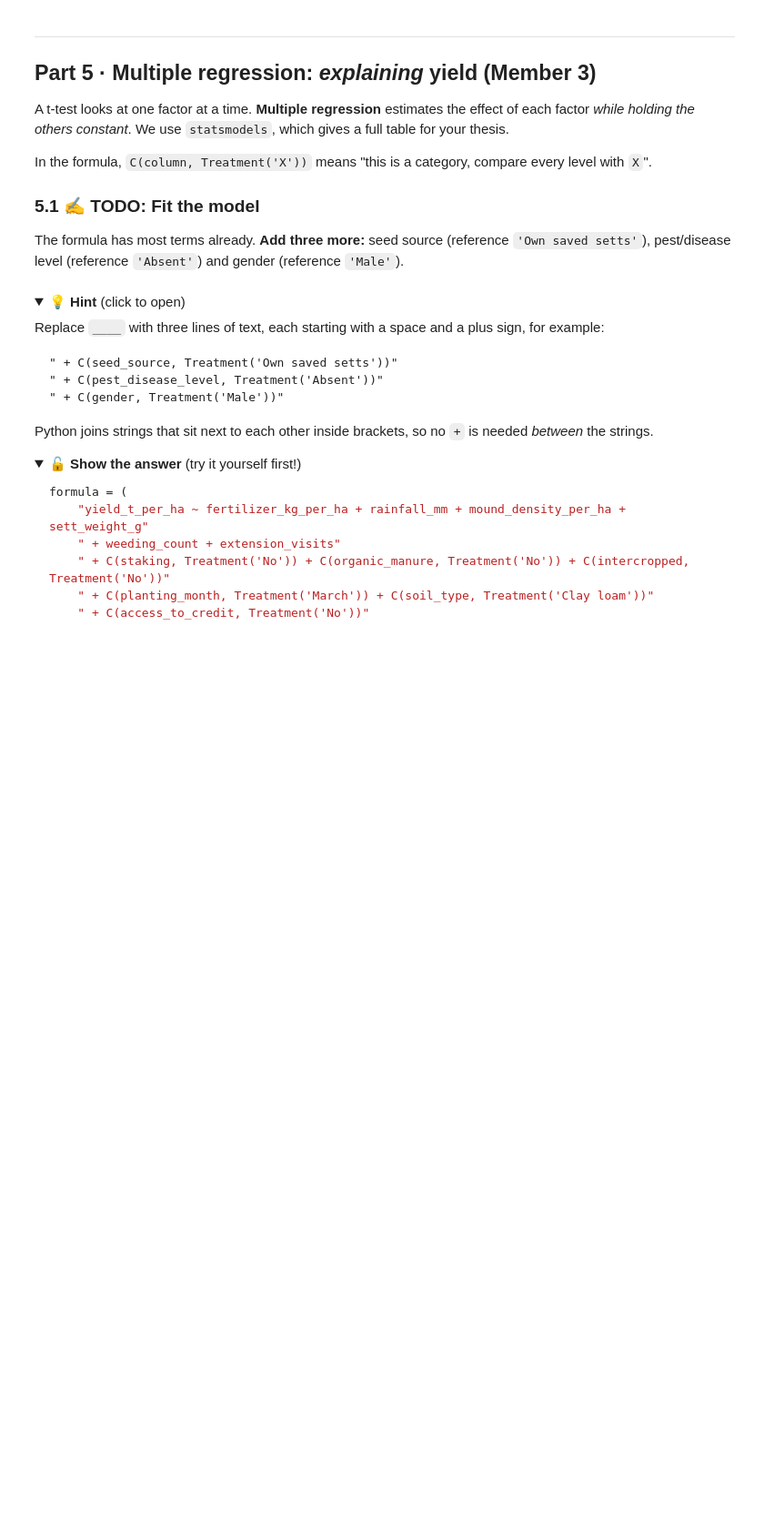
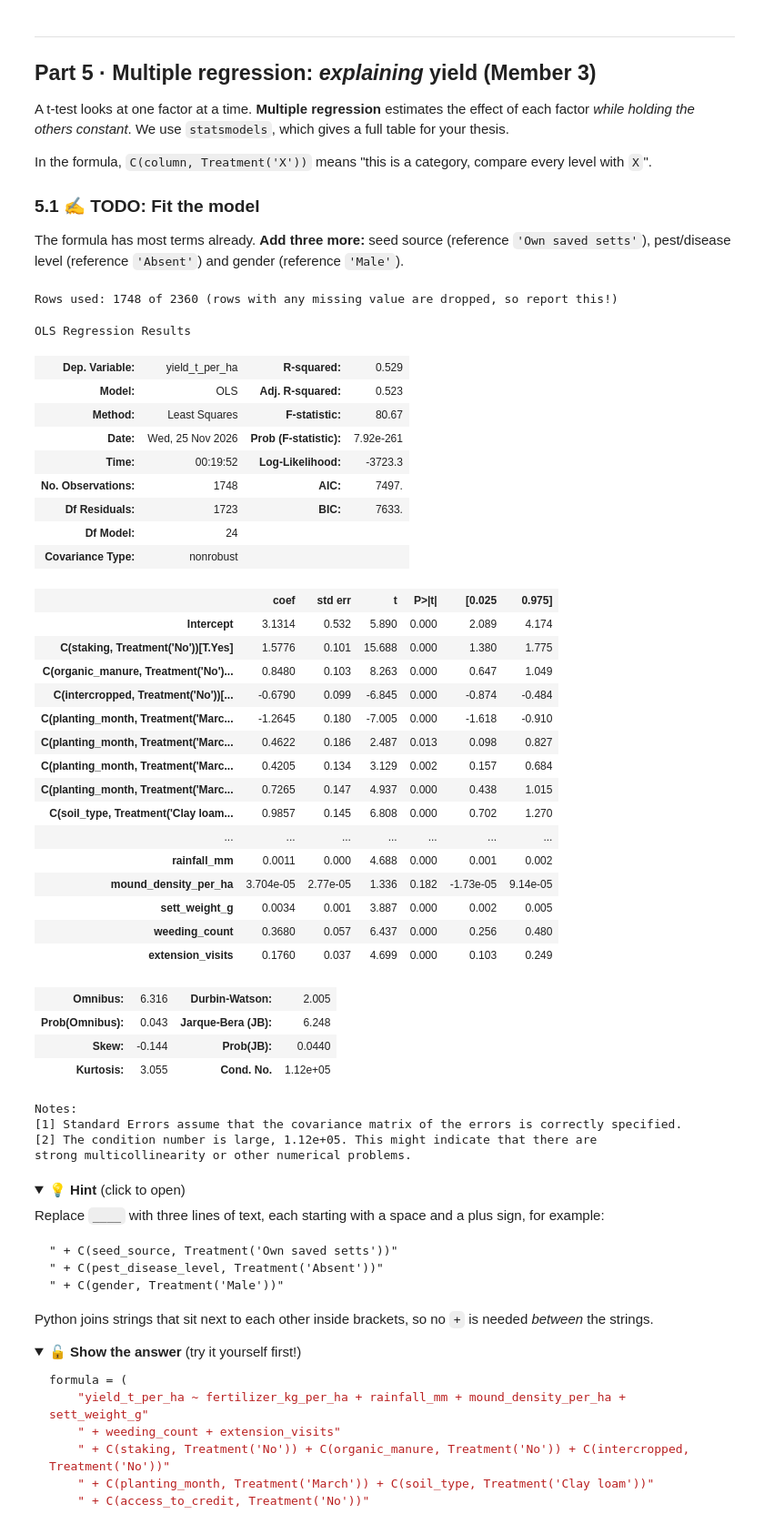
Before and after one commit to KevDes22/nsuk-ds-group-01, a Jupyter notebook: notebooks/group_project.ipynb, the cells around one changed output. Shown at 91% size. Drawn from its saved outputs; the diff is of its cells as text; code cells hidden in the pictures; folded sections open; blank space fills up the shorter version.

```diff
--- a/notebooks/group_project.ipynb
+++ b/notebooks/group_project.ipynb
@@ -1272,17 +1305,56 @@ pest/disease level (reference `'Absent'`) and gender (reference `'Male'`).
 # %%
 formula = (
     "yield_t_per_ha ~ fertilizer_kg_per_ha + rainfall_mm + mound_density_per_ha + sett_weight_g"
     " + weeding_count + extension_visits"
     " + C(staking, Treatment('No')) + C(organic_manure, Treatment('No')) + C(intercropped, Treatment('No'))"
     " + C(planting_month, Treatment('March')) + C(soil_type, Treatment('Clay loam'))"
     " + C(access_to_credit, Treatment('No'))"
     # TODO: add seed_source, pest_disease_level and gender on the next lines, e.g.
     # " + C(seed_source, Treatment('Own saved setts'))"
-    ____
+    " + C(access_to_credit, Treatment('No'))"
+    " + C(seed_source, Treatment('Own saved setts'))"
+    " + C(pest_disease_level, Treatment('Low'))"
+    " + C(gender, Treatment('Male'))"
 )
 ols = smf.ols(formula, data=df).fit()
 print(f"Rows used: {int(ols.nobs)} of {len(df)} (rows with any missing value are dropped, so report this!)")
 ols.summary()
+# %% [output]
+Rows used: 1748 of 2360 (rows with any missing value are dropped, so report this!)
+OLS Regression Results
+| Dep. Variable: | yield_t_per_ha | R-squared: | 0.529 |
+| Model: | OLS | Adj. R-squared: | 0.523 |
+| Method: | Least Squares | F-statistic: | 80.67 |
+| Date: | Wed, 25 Nov 2026 | Prob (F-statistic): | 7.92e-261 |
+| Time: | 00:19:52 | Log-Likelihood: | -3723.3 |
+| No. Observations: | 1748 | AIC: | 7497. |
+| Df Residuals: | 1723 | BIC: | 7633. |
+| Df Model: | 24 |  |  |
+| Covariance Type: | nonrobust |  |  |
+|  | coef | std err | t | P>|t| | [0.025 | 0.975] |
+| Intercept | 3.1314 | 0.532 | 5.890 | 0.000 | 2.089 | 4.174 |
+| C(staking, Treatment('No'))[T.Yes] | 1.5776 | 0.101 | 15.688 | 0.000 | 1.380 | 1.775 |
+| C(organic_manure, Treatment('No')... | 0.8480 | 0.103 | 8.263 | 0.000 | 0.647 | 1.049 |
+| C(intercropped, Treatment('No'))[... | -0.6790 | 0.099 | -6.845 | 0.000 | -0.874 | -0.484 |
+| C(planting_month, Treatment('Marc... | -1.2645 | 0.180 | -7.005 | 0.000 | -1.618 | -0.910 |
+| C(planting_month, Treatment('Marc... | 0.4622 | 0.186 | 2.487 | 0.013 | 0.098 | 0.827 |
+| C(planting_month, Treatment('Marc... | 0.4205 | 0.134 | 3.129 | 0.002 | 0.157 | 0.684 |
+| C(planting_month, Treatment('Marc... | 0.7265 | 0.147 | 4.937 | 0.000 | 0.438 | 1.015 |
+| C(soil_type, Treatment('Clay loam... | 0.9857 | 0.145 | 6.808 | 0.000 | 0.702 | 1.270 |
+| ... | ... | ... | ... | ... | ... | ... |
+| rainfall_mm | 0.0011 | 0.000 | 4.688 | 0.000 | 0.001 | 0.002 |
+| mound_density_per_ha | 3.704e-05 | 2.77e-05 | 1.336 | 0.182 | -1.73e-05 | 9.14e-05 |
+| sett_weight_g | 0.0034 | 0.001 | 3.887 | 0.000 | 0.002 | 0.005 |
+| weeding_count | 0.3680 | 0.057 | 6.437 | 0.000 | 0.256 | 0.480 |
+| extension_visits | 0.1760 | 0.037 | 4.699 | 0.000 | 0.103 | 0.249 |
+| Omnibus: | 6.316 | Durbin-Watson: | 2.005 |
+| Prob(Omnibus): | 0.043 | Jarque-Bera (JB): | 6.248 |
+| Skew: | -0.144 | Prob(JB): | 0.0440 |
+| Kurtosis: | 3.055 | Cond. No. | 1.12e+05 |
+Notes:
+[1] Standard Errors assume that the covariance matrix of the errors is correctly specified.
+[2] The condition number is large, 1.12e+05. This might indicate that there are
+strong multicollinearity or other numerical problems.
 # %% [markdown]
 <details><summary>💡 <b>Hint</b> (click to open)</summary>
 
```
Also changed, not shown: parts of 20 cells of this notebook, 2 other files.
